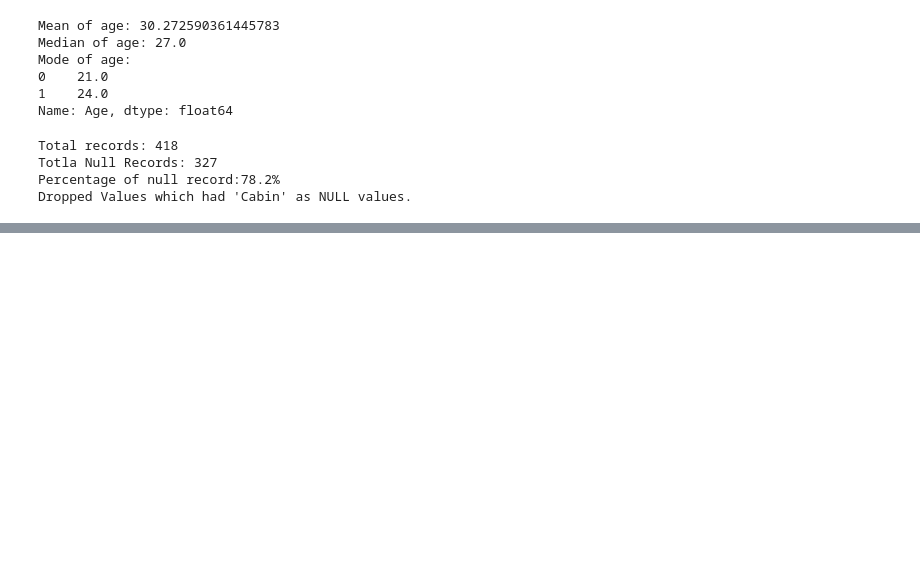
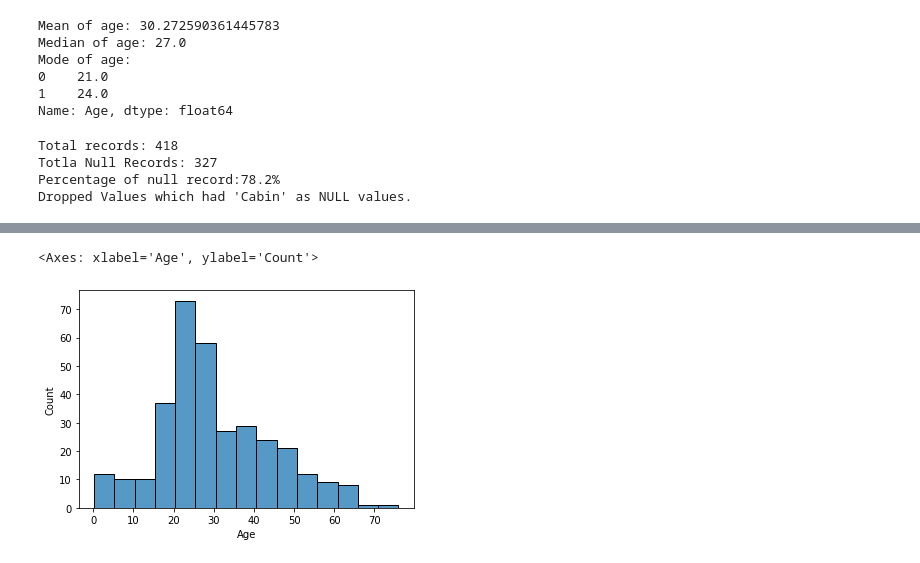
Before and after one commit to anirudhp06/Machine-Learning-Course, a Jupyter notebook: SDP107 Day-1.ipynb, the cells around one changed output, grey strips where cells are left out. Drawn from its saved outputs; the diff is of its cells as text; code cells hidden in the pictures; blank space fills up the shorter version.

```diff
--- a/SDP107 Day-1.ipynb
+++ b/SDP107 Day-1.ipynb
@@ -322,0 +399,7 @@ Dropped Values which had 'Cabin' as NULL values.
+# %%
+import pandas as pd
+import matplotlib.pyplot as plt
+%pip install seaborn
+import seaborn as sns
+df=pd.read_csv('DataSets/titanic.csv')
+df.head(2)
@@ -322,0 +427,5 @@ Dropped Values which had 'Cabin' as NULL values.
+# %%
+sns.histplot(df.Age)
+# %% [output]
+<Axes: xlabel='Age', ylabel='Count'>
+[figure, added]
```
Also changed, not shown: parts of 9 cells of this notebook, 1 other file.
